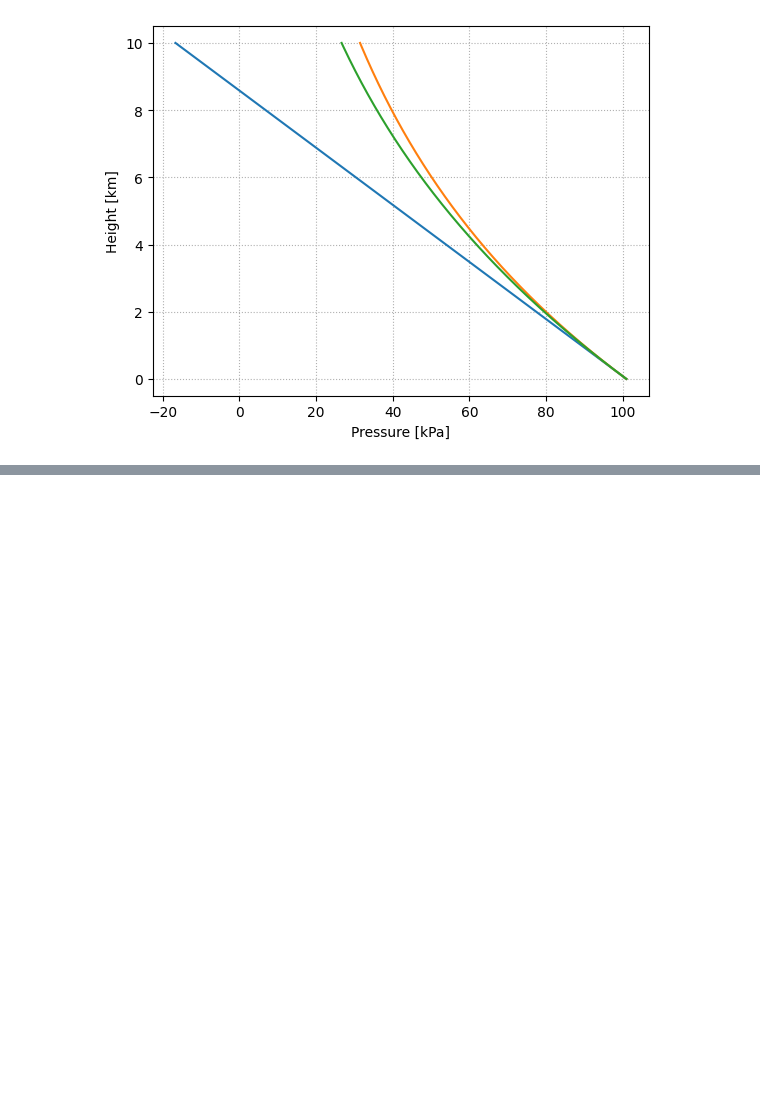
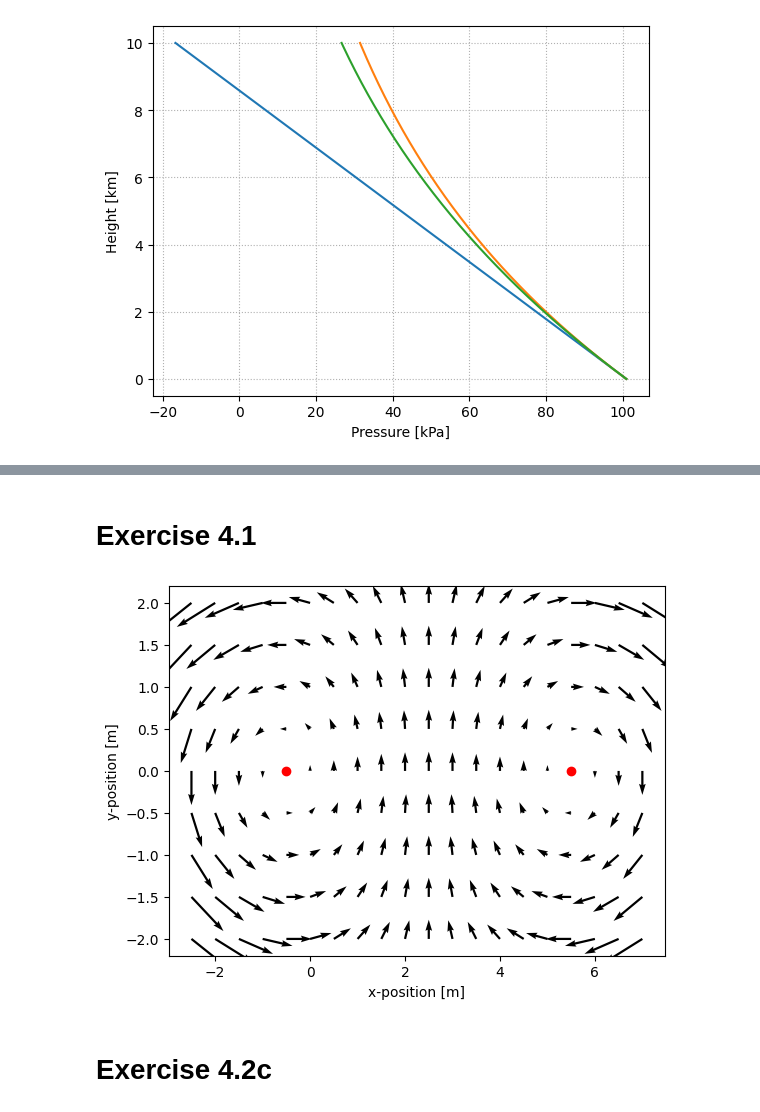
Before and after one commit to jathavaan/TEP4100_scripts, a Jupyter notebook: exercises.ipynb, the cells around one changed output, grey strips where cells are left out. Cells and saved outputs as stored; diff of their text form; code cells hidden in the pictures; blank space fills up the shorter version.

Commit message:
Finished exercise 1 and 2 from assignment 4

```diff
--- a/exercises.ipynb
+++ b/exercises.ipynb
@@ -113,0 +152,2 @@ plot("Pressure [kPa]", "Height [km]", np.divide(heights, 1e3), pressure_simple,
+# %% [markdown]
+# Exercise 4.1
@@ -113,0 +157,21 @@ plot("Pressure [kPa]", "Height [km]", np.divide(heights, 1e3), pressure_simple,
+# %%
+# Defining constants
+a = 0.6
+b = 0.5
+c = 0.2
+# %%
+x, y = np.meshgrid(np.arange(-2.5, 7.5, 0.5), np.arange(-2.0, 2.5, 0.5))
+# %%
+u = -2 * b * c * y + 2 * c ** 2 * x * y
+v = a ** 2 - (b - c * x) ** 2
+# %%
+Q = plt.quiver(x, y, u, v)
+plt.plot((b - a) / c, 0, 'ro')
+plt.plot((b + a) / c, 0, 'ro')
+plt.xlabel("x-position [m]")
+plt.ylabel("y-position [m]")
+plt.show()
+# %% [output]
+[figure, added]
+# %% [markdown]
+# Exercise 4.2c
```
Also changed, not shown: parts of 9 cells of this notebook, 2 other files.
